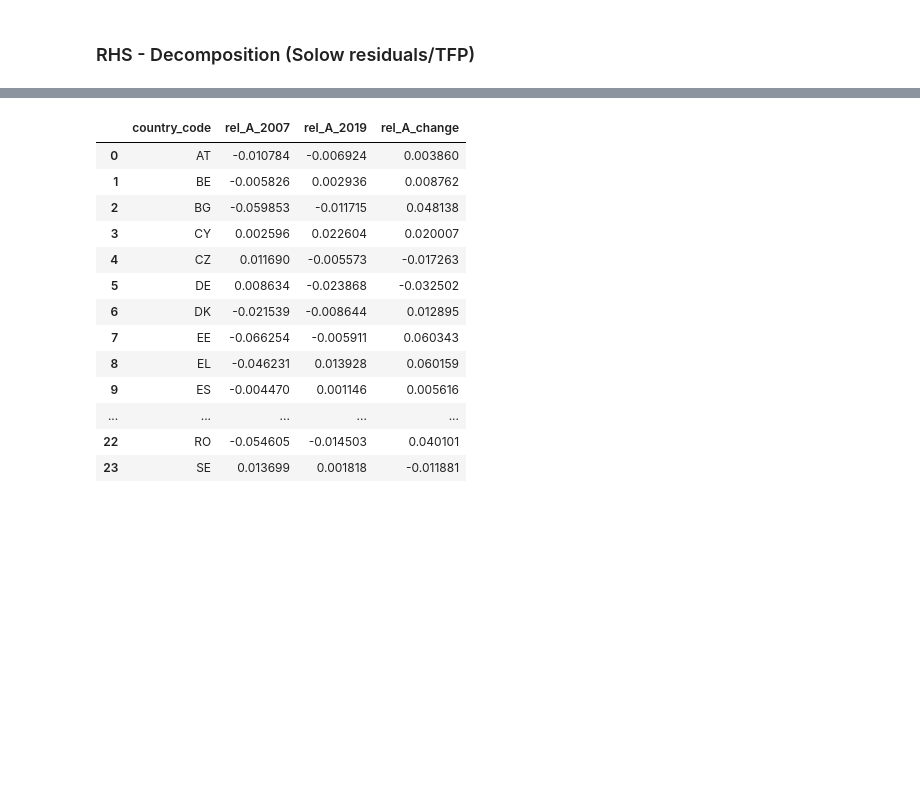
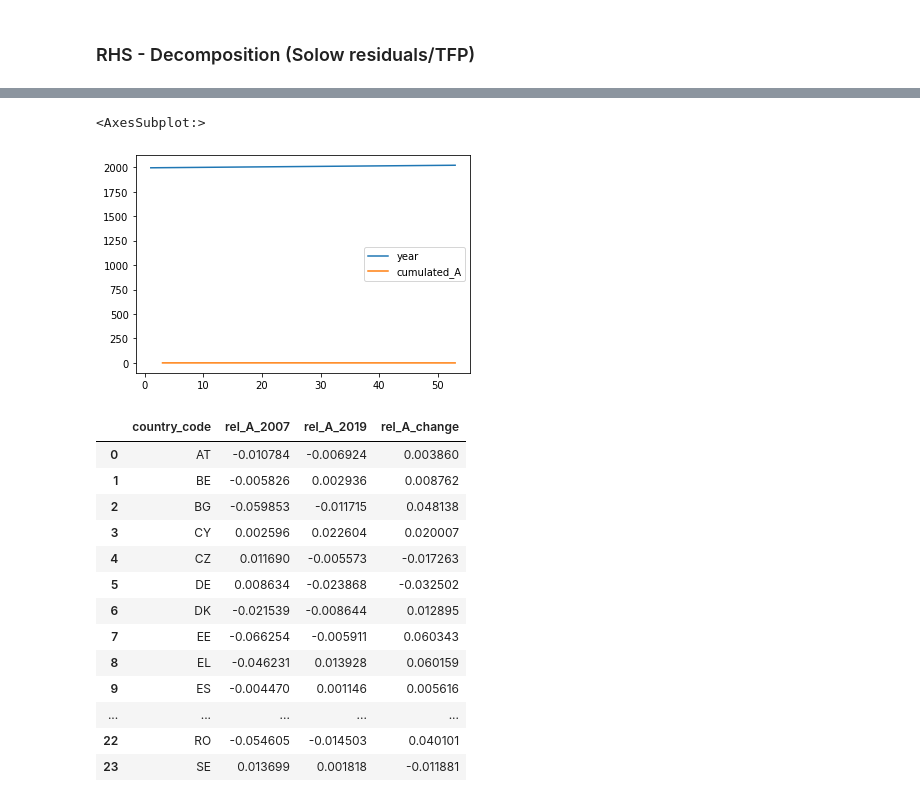
Before and after one commit to JanPintera/cee_competitiveness, a Jupyter notebook: RULC_decomposition.ipynb, the cells around one changed output, grey strips where cells are left out. Saved outputs shown, nothing was run; the diff lists cells and outputs as text; code cells hidden in the pictures; blank space fills up the shorter version.

```diff
--- a/RULC_decomposition.ipynb
+++ b/RULC_decomposition.ipynb
@@ -926,3 +858,8 @@ tfp_nace
+# %%
+tfp_T.loc[(tfp_T['country_code'] == 'AT') & (tfp_T['tradable'] == True), ['year', 'cumulated_A']]
+# %% [output]
+<AxesSubplot:>
+[figure, added]
 # %%
 # TODO: this is rough adjustment consider both K and L, should allow for simple summation - consider tfp_df.groupby(['EA', 'year'])[["K", "L"]].sum() + combine with VA from nama_df
 tfp_nace_ea = tfp_nace.groupby(['EA', 'year', 'nace_r2'])[["A"]].mean().reset_index() # A^*
```
Also changed, not shown: parts of 10 cells of this notebook, 1 other file.
